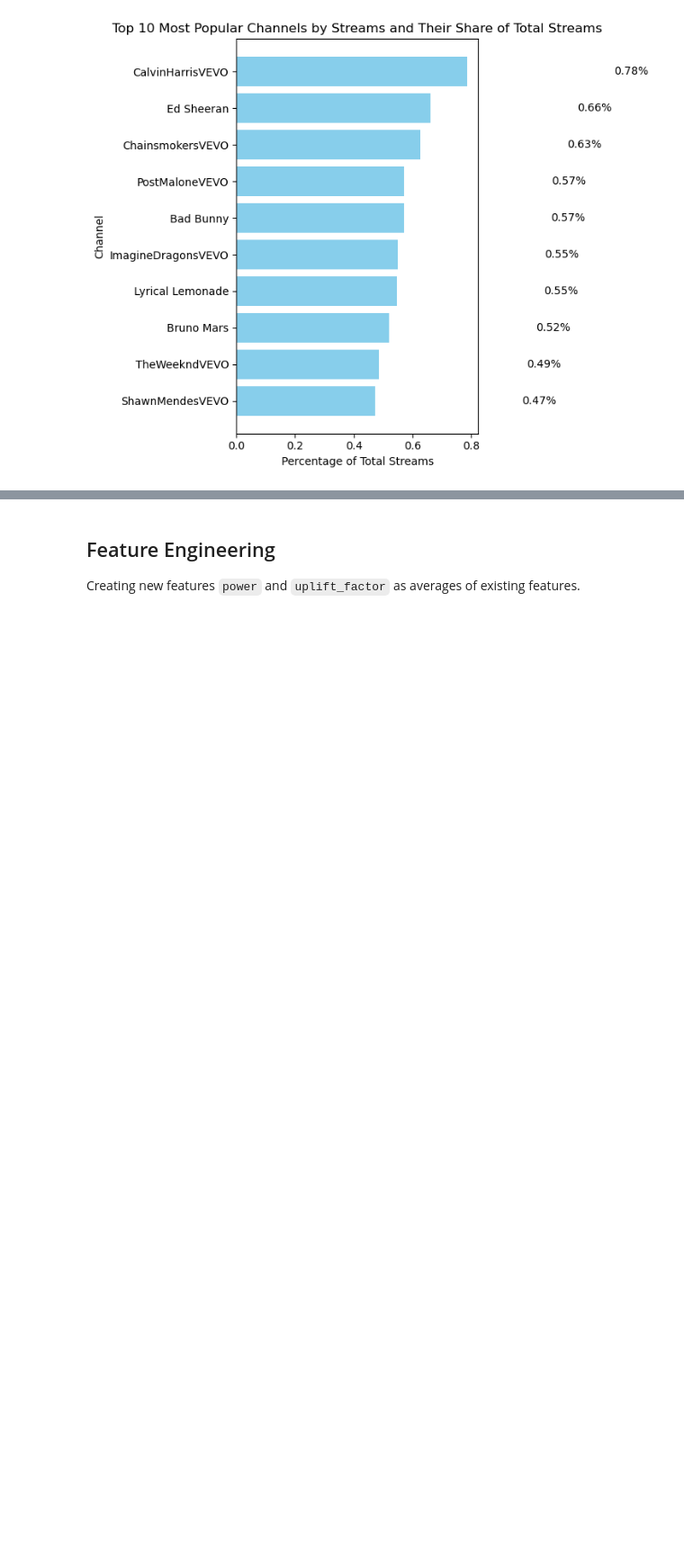
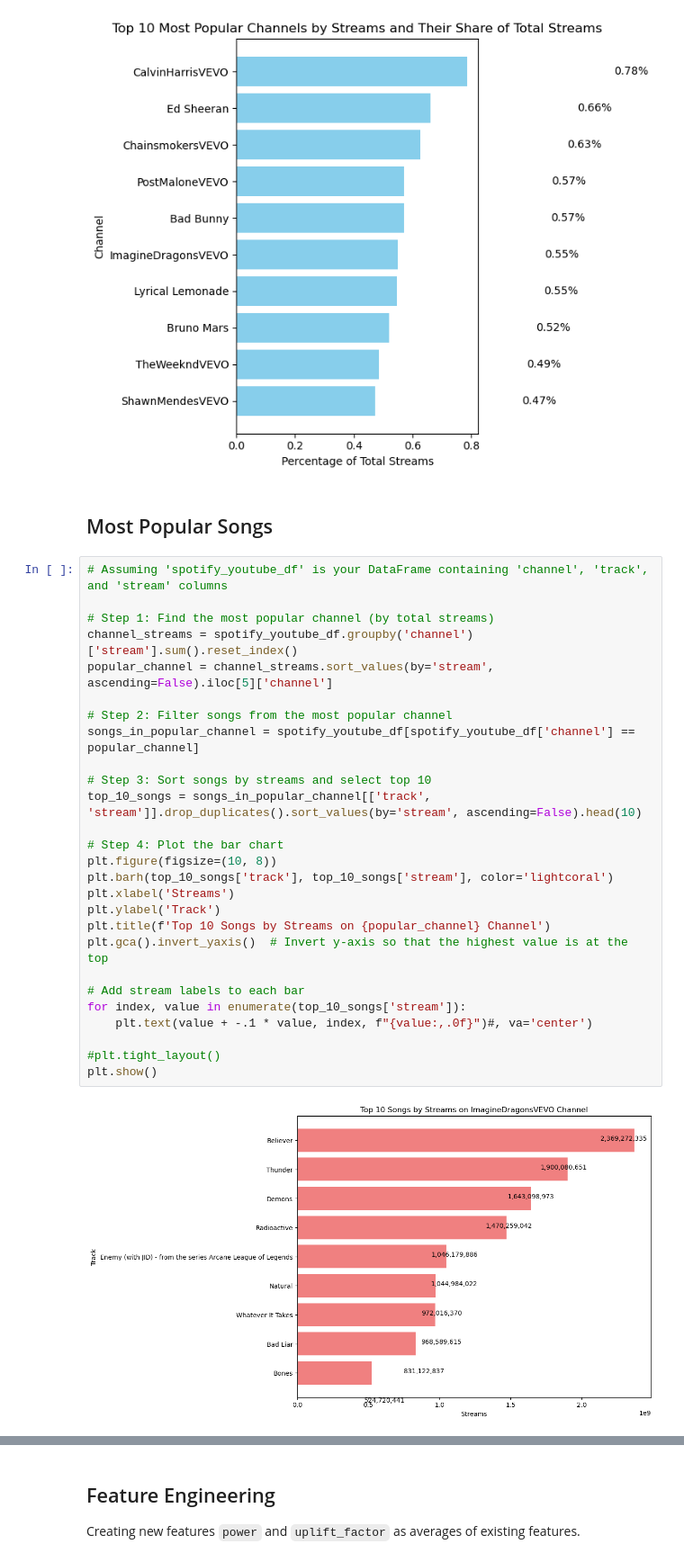
Before and after one commit to dparcon/Project_4_Group_2, a Jupyter notebook: spotify_youtube_song_analysis.ipynb, the cells around one changed output, grey strips where cells are left out. Shown at 90% size. Saved outputs shown, nothing was run; the diff lists cells and outputs as text; blank space fills up the shorter version.

Commit message:
"Adding additional visualization of top songs for one channel; and a logistic regression to predict unpopular songs"

```diff
--- a/spotify_youtube_song_analysis.ipynb
+++ b/spotify_youtube_song_analysis.ipynb
@@ -279,6 +275,37 @@ plt.tight_layout()
 plt.show()
 # %% [output]
 [figure]
+# %% [markdown]
+## Most Popular Songs
+# %%
+# Assuming 'spotify_youtube_df' is your DataFrame containing 'channel', 'track', and 'stream' columns
+
+# Step 1: Find the most popular channel (by total streams)
+channel_streams = spotify_youtube_df.groupby('channel')['stream'].sum().reset_index()
+popular_channel = channel_streams.sort_values(by='stream', ascending=False).iloc[5]['channel']
+
+# Step 2: Filter songs from the most popular channel
+songs_in_popular_channel = spotify_youtube_df[spotify_youtube_df['channel'] == popular_channel]
+
+# Step 3: Sort songs by streams and select top 10
+top_10_songs = songs_in_popular_channel[['track', 'stream']].drop_duplicates().sort_values(by='stream', ascending=False).head(10)
+
+# Step 4: Plot the bar chart
+plt.figure(figsize=(10, 8))
+plt.barh(top_10_songs['track'], top_10_songs['stream'], color='lightcoral')
+plt.xlabel('Streams')
+plt.ylabel('Track')
+plt.title(f'Top 10 Songs by Streams on {popular_channel} Channel')
+plt.gca().invert_yaxis()  # Invert y-axis so that the highest value is at the top
+
+# Add stream labels to each bar
+for index, value in enumerate(top_10_songs['stream']):
+    plt.text(value + -.1 * value, index, f"{value:,.0f}")#, va='center')
+
+#plt.tight_layout()
+plt.show()
+# %% [output]
+[figure, added]
 # %%
 # Assuming 'spotify_youtube_df' is your DataFrame containing 'artist' and 'stream' columns
 # First, group by artist and sum their total streams
```
Also changed, not shown: parts of 6 cells of this notebook.
